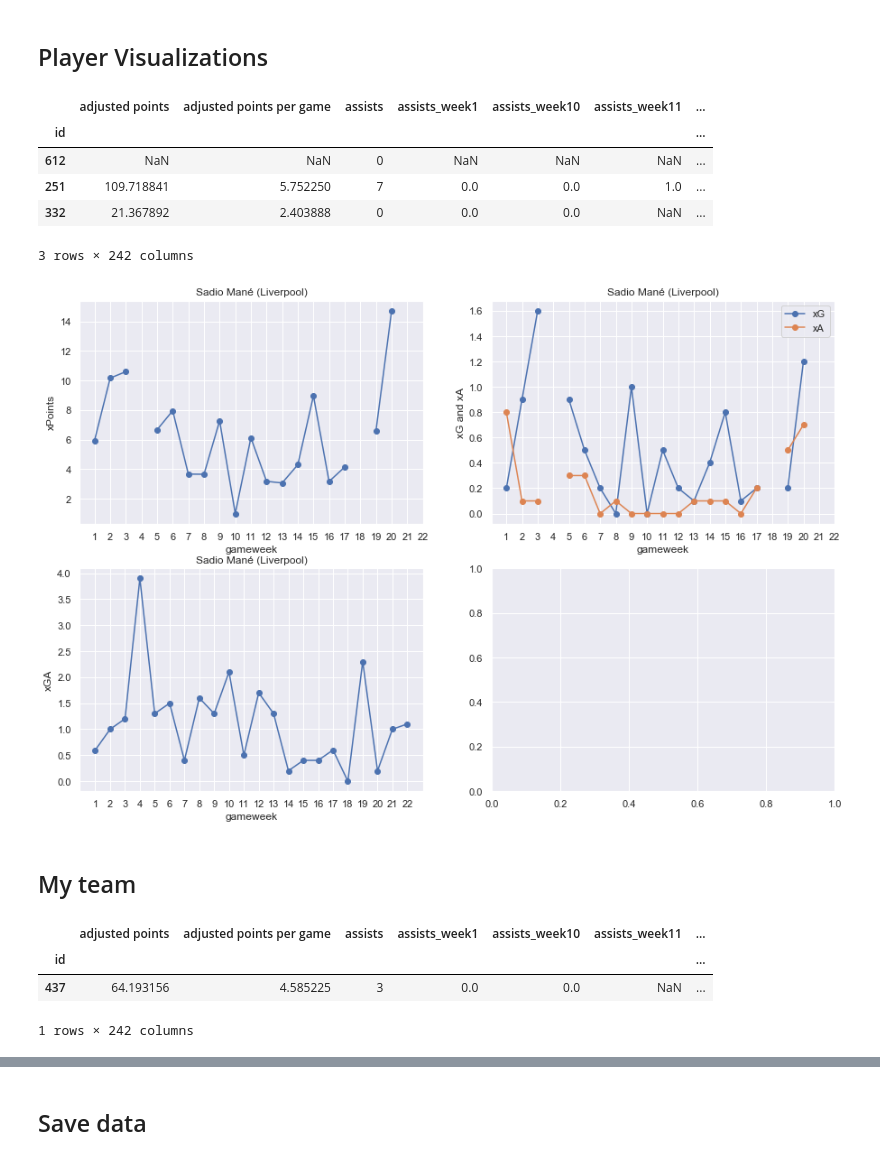
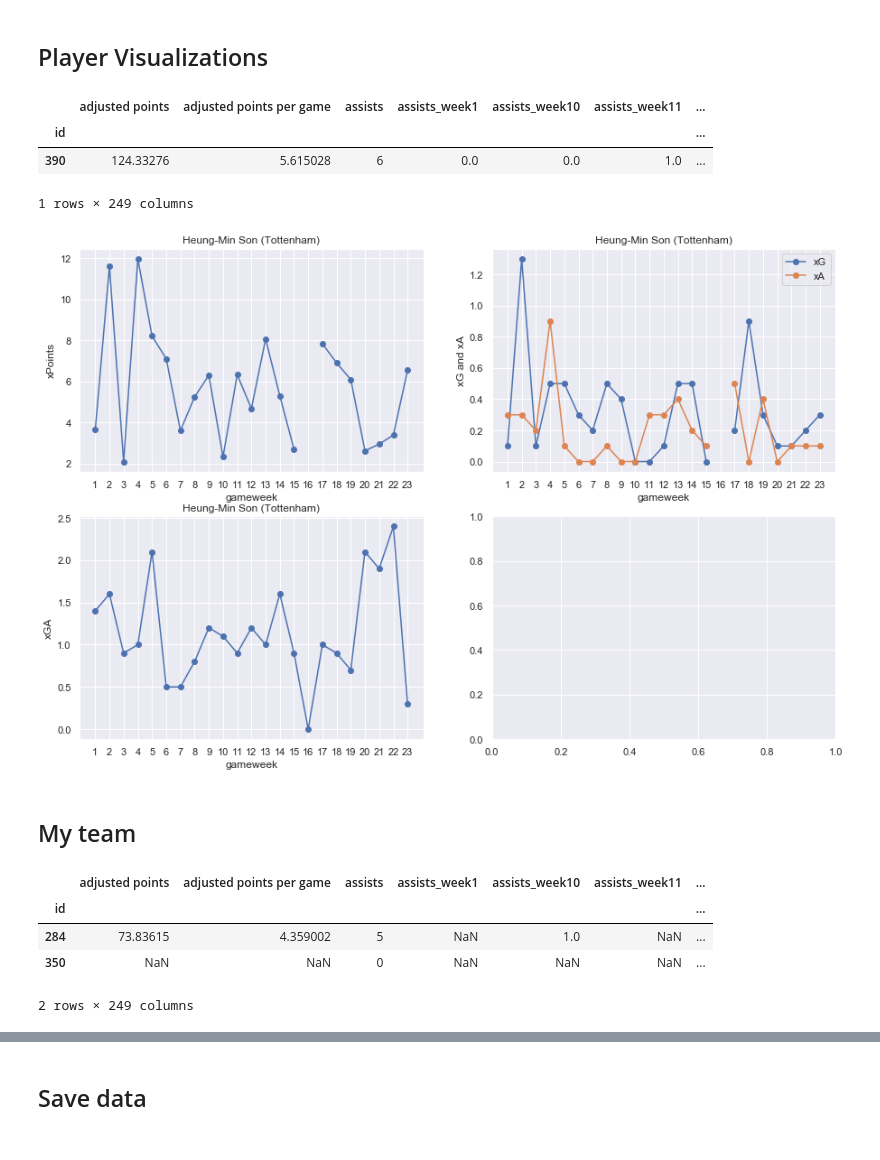
Before and after one commit to jaksticks/Fantasy-Premier-League, a Jupyter notebook: notebooks/4. playerEvaluation.ipynb, the cells around one changed output, grey strips where cells are left out. Saved outputs shown, nothing was run; the diff lists cells and outputs as text; code cells hidden in the pictures.

```diff
--- a/notebooks/4. playerEvaluation.ipynb
+++ b/notebooks/4. playerEvaluation.ipynb
@@ -4,7 +4,7 @@
 Here we compare players based on their adjusted points. Also, we calculate some useful metrics using the adjusted points to further evaluate player performance in FPL.
 # %%
 # recent gameweek
-gameweek = 22
+gameweek = 23
 # %%
 # import basic libraries
 import pandas as pd
@@ -302,55 +302,54 @@ for i in range(1,gameweek+1):
 #display(column_xPoints)
 # %%
 # find player index
-name_string = 'Man'
+name_string = 'Son'
 playersFound = df[df['web_name'].str.contains(name_string)]
 display(playersFound)
 # plot xPoints over time
-#ix = playersFound.index[0]
-ix = 251
+ix = playersFound.index[0]
+#ix = 251
 
 fig,ax = plt.subplots(2,2,figsize=(15,10))
 
 ax[0,0].plot(game_weeks, df.loc[ix,column_xPoints], marker='o')
 title_string = df.loc[ix,'first_name'] + ' ' + df.loc[ix,'second_name'] + ' (' + df.loc[ix,'team_name'] + ')'
 ax[0,0].set_title(title_string)
 ax[0,0].set_xlabel('gameweek')
 ax[0,0].set_ylabel('xPoints')
 ax[0,0].set_xticks(game_weeks)
 
 ax[0,1].plot(game_weeks, df.loc[ix,column_xG], marker='o')
 ax[0,1].plot(game_weeks, df.loc[ix,column_xA], marker='o')
 ax[0,1].legend(('xG','xA'))
 title_string = df.loc[ix,'first_name'] + ' ' + df.loc[ix,'second_name'] + ' (' + df.loc[ix,'team_name'] + ')'
 ax[0,1].set_title(title_string)
 ax[0,1].set_xlabel('gameweek')
 ax[0,1].set_ylabel('xG and xA')
 ax[0,1].set_xticks(game_weeks)
 
 ax[1,0].plot(game_weeks, df.loc[ix,column_xGA], marker='o')
 title_string = df.loc[ix,'first_name'] + ' ' + df.loc[ix,'second_name'] + ' (' + df.loc[ix,'team_name'] + ')'
 ax[1,0].set_title(title_string)
 ax[1,0].set_xlabel('gameweek')
 ax[1,0].set_ylabel('xGA')
 ax[1,0].set_xticks(game_weeks)
 
 plt.show()
 # %% [output]
 |  | adjusted points | adjusted points per game | assists | assists_week1 | assists_week10 | assists_week11 | ... |
 | id |  |  |  |  |  |  | ... |
-| 612 | NaN | NaN | 0 | NaN | NaN | NaN | ... |
-| 251 | 109.718841 | 5.752250 | 7 | 0.0 | 0.0 | 1.0 | ... |
-| 332 | 21.367892 | 2.403888 | 0 | 0.0 | 0.0 | NaN | ... |
+| 390 | 124.33276 | 5.615028 | 6 | 0.0 | 0.0 | 1.0 | ... |
-3 rows × 242 columns
+1 rows × 249 columns
-[figure, old version]
+[figure, new version]
 # %% [markdown]
 ## My team
 # %%
 # find player index
-df[df['web_name'].str.contains('Antonio')]
+df[df['web_name'].str.contains('Fode')]
 # %% [output]
 |  | adjusted points | adjusted points per game | assists | assists_week1 | assists_week10 | assists_week11 | ... |
 | id |  |  |  |  |  |  | ... |
-| 437 | 64.193156 | 4.585225 | 3 | 0.0 | 0.0 | NaN | ... |
+| 284 | 73.83615 | 4.359002 | 5 | NaN | 1.0 | NaN | ... |
+| 350 | NaN | NaN | 0 | NaN | NaN | NaN | ... |
-1 rows × 242 columns
+2 rows × 249 columns
 # %%
```
Also changed, not shown: parts of 8 cells of this notebook, 7 other files.
